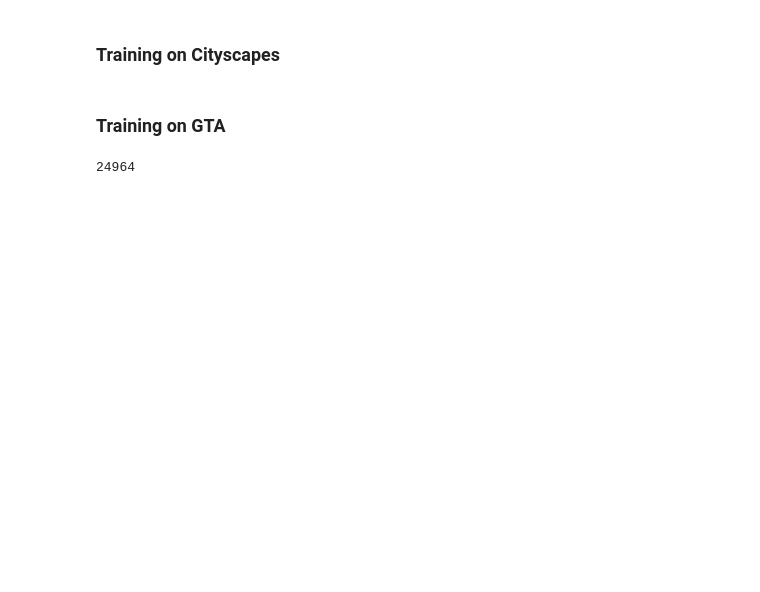
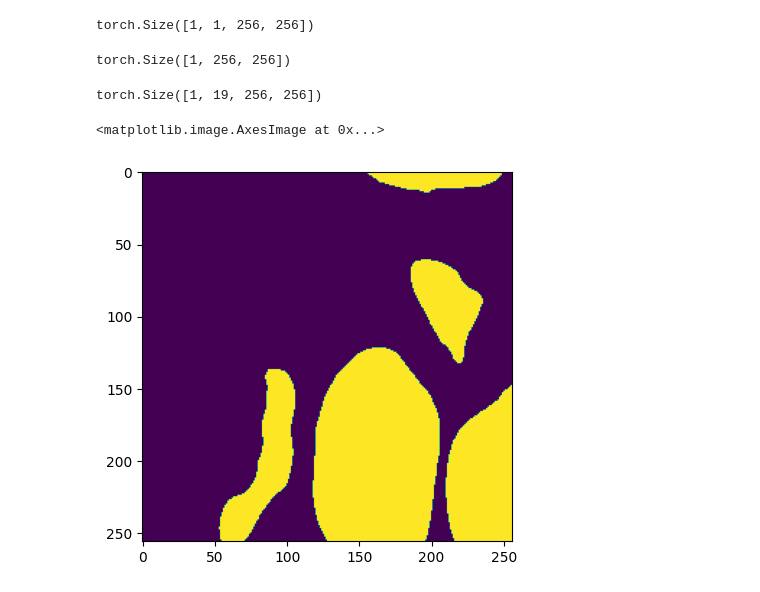
Before and after one commit to Momo1505/PRISM_UDA_3D, a Jupyter notebook: tesing_refinement.ipynb, the cells around one changed output. Drawn from its saved outputs; the diff is of its cells as text; code cells hidden in the pictures; blank space fills up the shorter version.

```diff
--- a/tesing_refinement.ipynb
+++ b/tesing_refinement.ipynb
@@ -32,19 +23,27 @@ transform_to_val = partial(transform_image_path,is_val=True)
 # %%
-class RefinementDataset(Dataset):
-    def __init__(self,data_root="data/cityscapes/",mode="train"):
+class WeiHDataset(Dataset):
+    def __init__(self,train_data_root="data/WeiH/",val_train_root="data/I3/",mode="train"):
         super().__init__()
-        self.pl_paths = glob.glob(os.path.join(data_root,"pl_preds",f"{mode}","**","*.png"),recursive=True)
-        self.sam_paths = list(map(transform_image_path,self.pl_paths))
-        self.val_paths = list(map(transform_to_val,self.pl_paths))
+        if mode == "train":
+            sam_mode = "sam"
+            self.sam_paths = glob.glob(os.path.join(train_data_root,sam_mode,"*_pseudoTrainIds.png"),recursive=True)
+            self.labels = list(map(partial(self.transform_to_label),self.sam_paths))
 
-        self.transform = transforms.Resize((256,256))
+        elif mode == "val":
+            sam_mode = "sam"
+            self.sam_paths = glob.glob(os.path.join(val_train_root,sam_mode,"*_pseudoTrainIds.png"),recursive=True)
+            self.labels = list(map(partial(self.transform_to_label),self.sam_paths))[:5000]
+
+    def transform_to_label(self,path:str):
+        path = path.replace("sam","labels")
+        label_path = path.replace("_pseudoTrainIds.png","_labelTrainIds.png")
+        return label_path
 
     def __len__(self):
-        return len(self.pl_paths)
+        return len(self.labels)
 
     def open_image(self, path):
         img = Image.open(path).convert("P")
-        img = self.transform(img)
 
         img = np.array(img)
         img.setflags(write=True)
@@ -52,7 +51,6 @@ class RefinementDataset(Dataset):
         return tensor(img).unsqueeze(0)
 
     def __getitem__(self, index):
-        pl_image = self.open_image(self.pl_paths[index])
         sam_image = self.open_image(self.sam_paths[index])
-        gt_image  = self.open_image(self.val_paths[index])
-        return pl_image, sam_image, gt_image
+        gt_image  = self.open_image(self.labels[index])
+        return sam_image*255, gt_image
@@ -100,0 +57,12 @@ class GTADataset(Dataset):
+# %%
+ds = WeiHDataset(mode="val")
+# %%
+a = ds[1][0].float().unsqueeze(0)
+# %%
+a.shape
+# %% [output]
+torch.Size([1, 1, 256, 256])
+# %%
+ds[1][1].shape
+# %% [output]
+torch.Size([1, 256, 256])
@@ -101 +71,10 @@ class GTADataset(Dataset):
+# %%
+model(a,a).shape
+# %% [output]
+torch.Size([1, 19, 256, 256])
+# %%
+plt.imshow(a.squeeze())
+# %% [output]
+<matplotlib.image.AxesImage at 0x...>
+[figure, added]
 # %%
@@ -282,3 +251 @@ def train(model,max_epochs,lr,train_dl,val_dl,model_name,dataset_type):
-# %% [markdown]
-### Training on Cityscapes
 # %%
@@ -289,3 +255 @@ train_dl = DataLoader(train_ds,1,True,num_workers=8)
 val_dl = DataLoader(val_ds,1,False,num_workers=8)
-# %% [markdown]
-### Training on GTA
@@ -298,4 +255,0 @@ val_dl = DataLoader(val_ds,1,False,num_workers=8)
-# %%
-len(train_ds)
-# %% [output]
-24964
```
Also changed, not shown: parts of 26 cells of this notebook, 57 other files.
